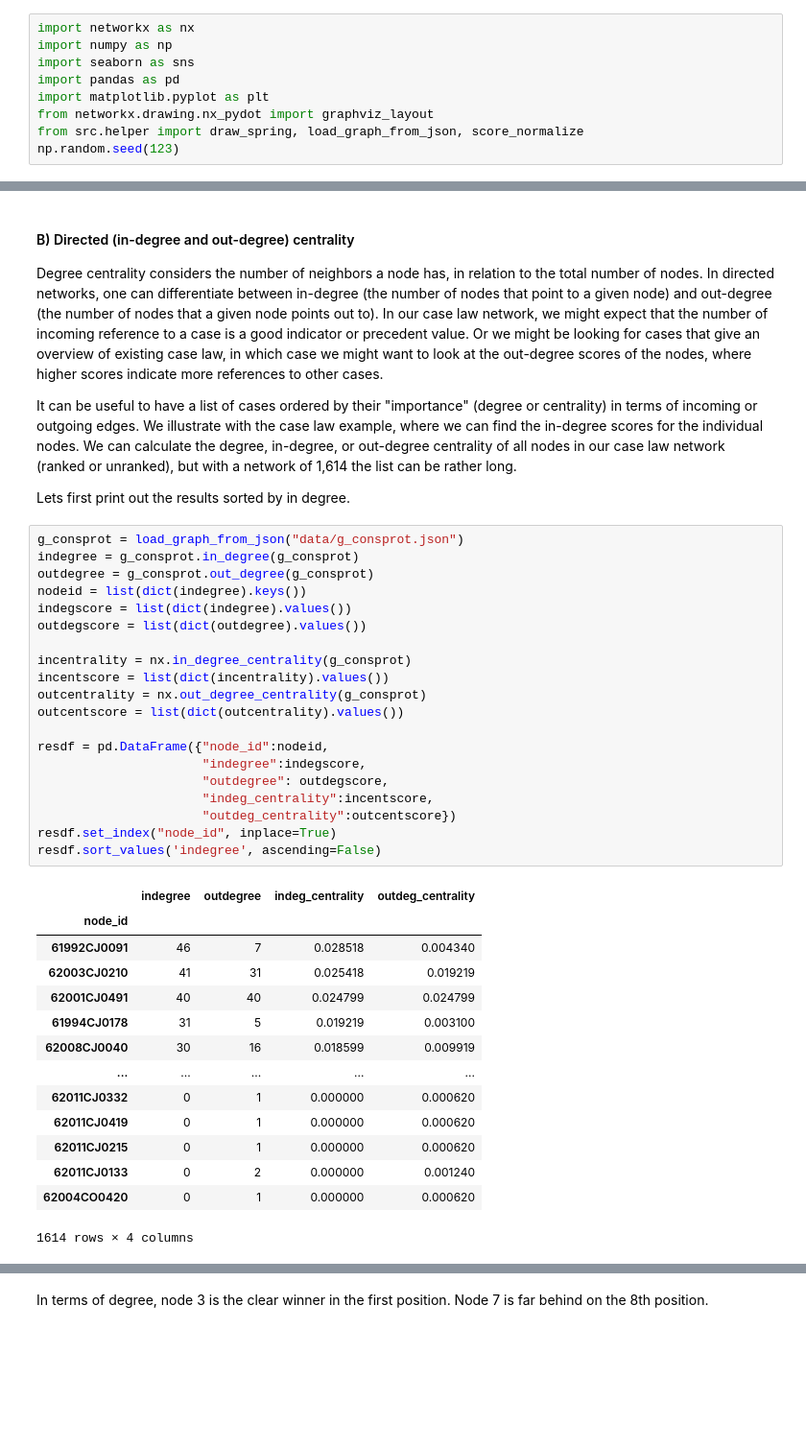
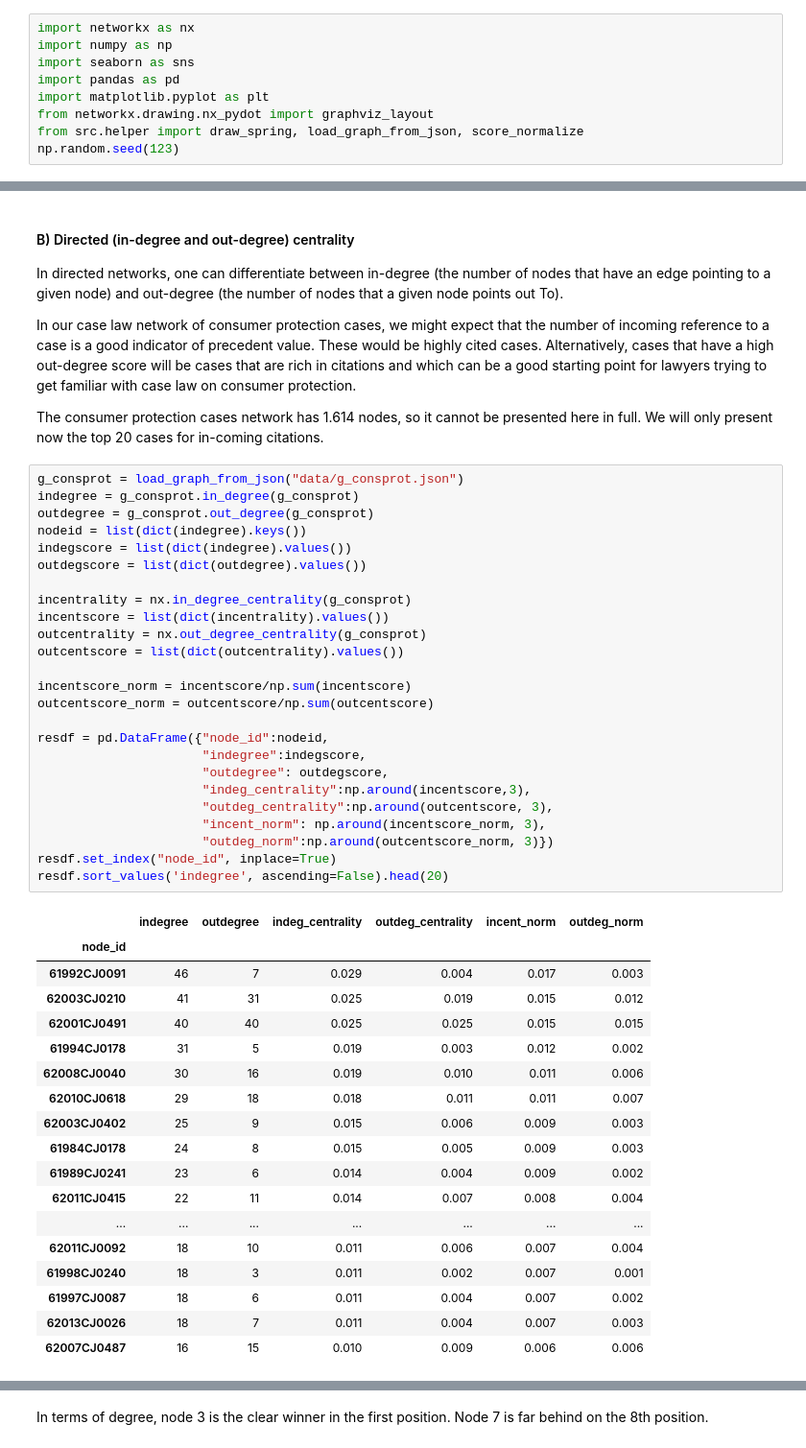
Before and after one commit to maastrichtlawtech/legalnetworkanalysis_textbook, a Jupyter notebook: Chapter_3_Centrality.ipynb, the cells around one changed output, grey strips where cells are left out. Shown at 96% size. Drawn from its saved outputs; the diff is of its cells as text; blank space fills up the shorter version.

```diff
--- a/Chapter_3_Centrality.ipynb
+++ b/Chapter_3_Centrality.ipynb
@@ -114,44 +151,53 @@ You can check above, and see that this is the same result that networkx gives yo
 # %% [markdown]
 #### B) Directed (in-degree and out-degree) centrality
 
-Degree centrality considers the number of neighbors a node has, in relation to the total number of nodes. In directed networks, one can differentiate between in-degree (the number of nodes that point to a given node) and out-degree (the number of nodes that a given node points out to). In our case law network, we might expect that the number of incoming reference to a case is a good indicator or precedent value. Or we might be looking for cases that give an overview of existing case law, in which case we might want to look at the out-degree scores of the nodes, where higher scores indicate more references to other cases.
+In directed networks, one can differentiate between in-degree (the number of nodes that have an edge pointing to a given node) and out-degree (the number of nodes that a given node points out To).
 
-It can be useful to have a list of cases ordered by their "importance" (degree or centrality) in terms of incoming or outgoing edges. We illustrate with the case law example, where we can find the in-degree scores for the individual nodes. We can calculate the degree, in-degree, or out-degree centrality of all nodes in our case law network (ranked or unranked), but with a network of 1,614 the list can be rather long.
+In our case law network of consumer protection cases, we might expect that the number of incoming reference to a case is a good indicator of precedent value. These would be highly cited cases. Alternatively, cases that have a high out-degree score will be cases that are rich in citations and which can be a good starting point for lawyers trying to get familiar with case law on consumer protection.
 
-Lets first print out the results sorted by in degree.
+The consumer protection cases network has 1.614 nodes, so it cannot be presented here in full. We will only present now the top 20 cases for in-coming citations.
 # %%
 g_consprot = load_graph_from_json("data/g_consprot.json")
 indegree = g_consprot.in_degree(g_consprot)
 outdegree = g_consprot.out_degree(g_consprot)
 nodeid = list(dict(indegree).keys())
 indegscore = list(dict(indegree).values())
 outdegscore = list(dict(outdegree).values())
 
 incentrality = nx.in_degree_centrality(g_consprot)
 incentscore = list(dict(incentrality).values())
 outcentrality = nx.out_degree_centrality(g_consprot)
 outcentscore = list(dict(outcentrality).values())
 
+incentscore_norm = incentscore/np.sum(incentscore)
+outcentscore_norm = outcentscore/np.sum(outcentscore)
+
 resdf = pd.DataFrame({"node_id":nodeid,
                       "indegree":indegscore,
                       "outdegree": outdegscore,
-                      "indeg_centrality":incentscore,
-                      "outdeg_centrality":outcentscore})
+                      "indeg_centrality":np.around(incentscore,3),
+                      "outdeg_centrality":np.around(outcentscore, 3),
+                      "incent_norm": np.around(incentscore_norm, 3),
+                      "outdeg_norm":np.around(outcentscore_norm, 3)})
 resdf.set_index("node_id", inplace=True)
-resdf.sort_values('indegree', ascending=False)
+resdf.sort_values('indegree', ascending=False).head(20)
 # %% [output]
-|  | indegree | outdegree | indeg_centrality | outdeg_centrality |
-| node_id |  |  |  |  |
-| 61992CJ0091 | 46 | 7 | 0.028518 | 0.004340 |
-| 62003CJ0210 | 41 | 31 | 0.025418 | 0.019219 |
-| 62001CJ0491 | 40 | 40 | 0.024799 | 0.024799 |
-| 61994CJ0178 | 31 | 5 | 0.019219 | 0.003100 |
-| 62008CJ0040 | 30 | 16 | 0.018599 | 0.009919 |
-| ... | ... | ... | ... | ... |
-| 62011CJ0332 | 0 | 1 | 0.000000 | 0.000620 |
-| 62011CJ0419 | 0 | 1 | 0.000000 | 0.000620 |
-| 62011CJ0215 | 0 | 1 | 0.000000 | 0.000620 |
-| 62011CJ0133 | 0 | 2 | 0.000000 | 0.001240 |
-| 62004CO0420 | 0 | 1 | 0.000000 | 0.000620 |
+|  | indegree | outdegree | indeg_centrality | outdeg_centrality | incent_norm | outdeg_norm |
+| node_id |  |  |  |  |  |  |
+| 61992CJ0091 | 46 | 7 | 0.029 | 0.004 | 0.017 | 0.003 |
+| 62003CJ0210 | 41 | 31 | 0.025 | 0.019 | 0.015 | 0.012 |
+| 62001CJ0491 | 40 | 40 | 0.025 | 0.025 | 0.015 | 0.015 |
+| 61994CJ0178 | 31 | 5 | 0.019 | 0.003 | 0.012 | 0.002 |
+| 62008CJ0040 | 30 | 16 | 0.019 | 0.010 | 0.011 | 0.006 |
+| 62010CJ0618 | 29 | 18 | 0.018 | 0.011 | 0.011 | 0.007 |
+| 62003CJ0402 | 25 | 9 | 0.015 | 0.006 | 0.009 | 0.003 |
+| 61984CJ0178 | 24 | 8 | 0.015 | 0.005 | 0.009 | 0.003 |
+| 61989CJ0241 | 23 | 6 | 0.014 | 0.004 | 0.009 | 0.002 |
+| 62011CJ0415 | 22 | 11 | 0.014 | 0.007 | 0.008 | 0.004 |
+| ... | ... | ... | ... | ... | ... | ... |
+| 62011CJ0092 | 18 | 10 | 0.011 | 0.006 | 0.007 | 0.004 |
+| 61998CJ0240 | 18 | 3 | 0.011 | 0.002 | 0.007 | 0.001 |
+| 61997CJ0087 | 18 | 6 | 0.011 | 0.004 | 0.007 | 0.002 |
+| 62013CJ0026 | 18 | 7 | 0.011 | 0.004 | 0.007 | 0.003 |
+| 62007CJ0487 | 16 | 15 | 0.010 | 0.009 | 0.006 | 0.006 |
-1614 rows × 4 columns
 # %% [markdown]
```
Also changed, not shown: parts of 63 cells of this notebook.
